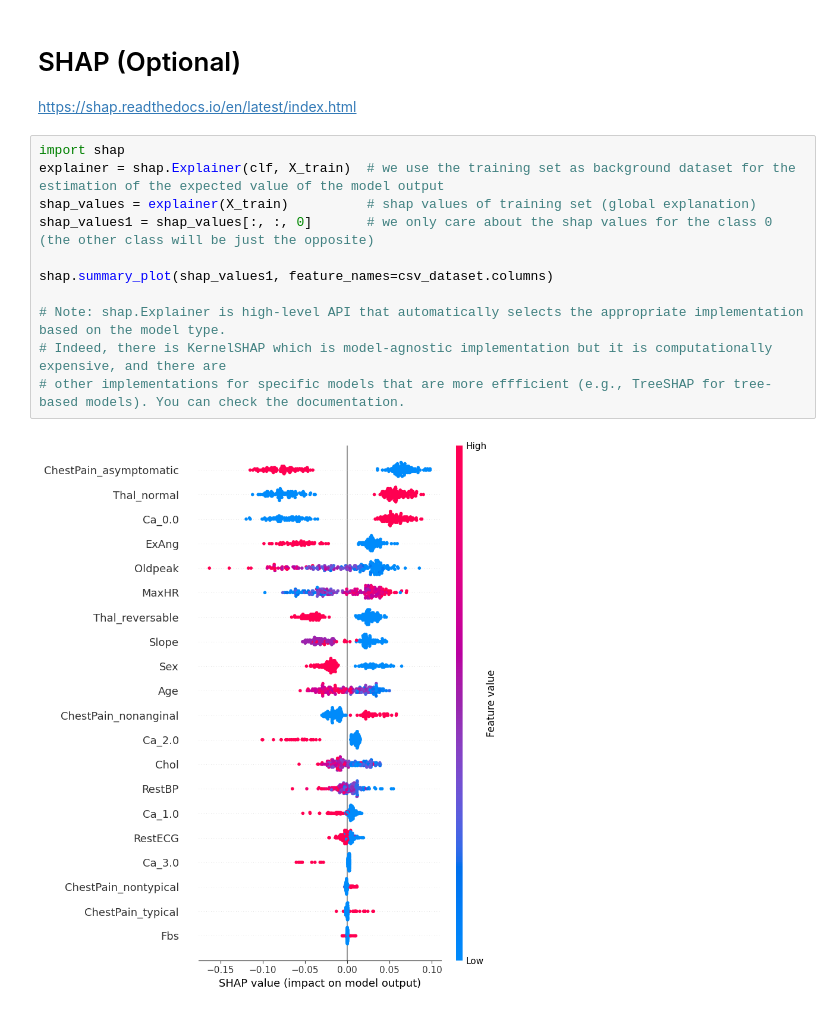
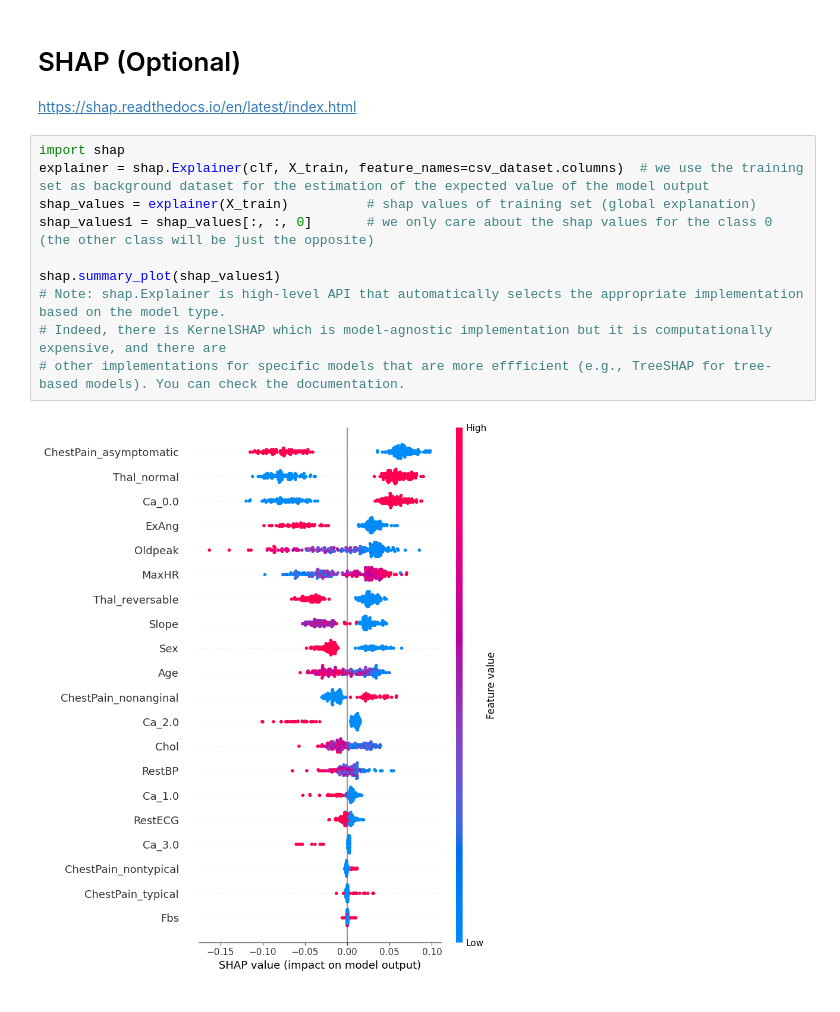
Before and after one commit to AMCO-UniPD/ML_lab_DEI_public, a Jupyter notebook: LAB9_XAI.ipynb, the cells around one changed output. Saved outputs shown, nothing was run; the diff lists cells and outputs as text.

```diff
--- a/LAB9_XAI.ipynb
+++ b/LAB9_XAI.ipynb
@@ -323,14 +323,13 @@ plt.colorbar(label="P(AHD = Yes)")
 https://shap.readthedocs.io/en/latest/index.html
 # %%
 import shap
-explainer = shap.Explainer(clf, X_train)  # we use the training set as background dataset for the estimation of the expected value of the model output
+explainer = shap.Explainer(clf, X_train, feature_names=csv_dataset.columns)  # we use the training set as background dataset for the estimation of the expected value of the model output
 shap_values = explainer(X_train)          # shap values of training set (global explanation)
 shap_values1 = shap_values[:, :, 0]       # we only care about the shap values for the class 0 (the other class will be just the opposite)
 
-shap.summary_plot(shap_values1, feature_names=csv_dataset.columns)
-
+shap.summary_plot(shap_values1)
 # Note: shap.Explainer is high-level API that automatically selects the appropriate implementation based on the model type.
 # Indeed, there is KernelSHAP which is model-agnostic implementation but it is computationally expensive, and there are
 # other implementations for specific models that are more effficient (e.g., TreeSHAP for tree-based models). You can check the documentation.
 # %% [output]
-[figure, old version]
+[figure, new version]
```
Also changed, not shown: parts of 1 cell of this notebook.
